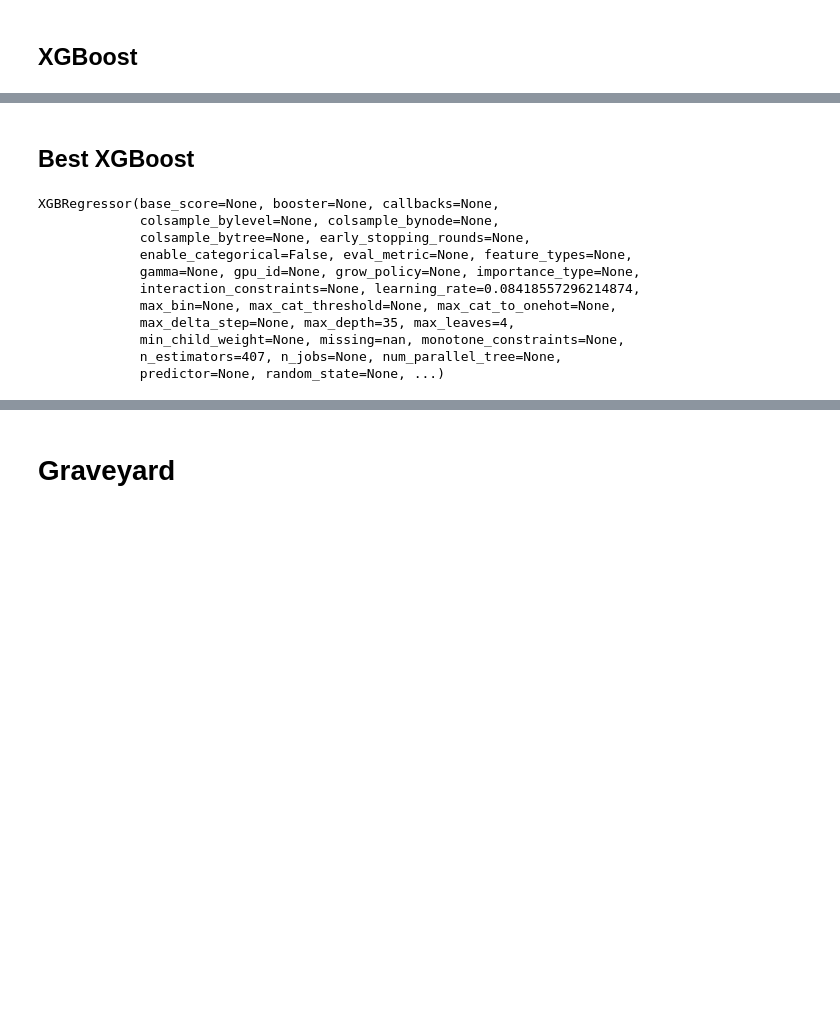
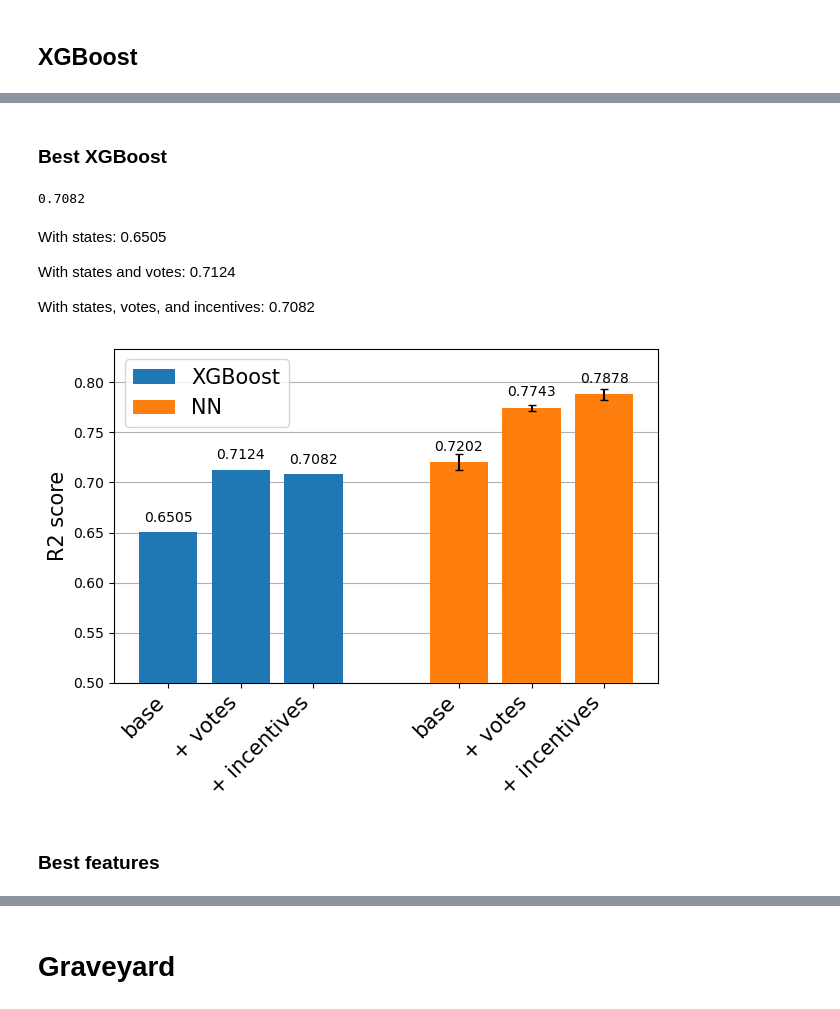
Before and after one commit to montanel/1.C51-Project, a Jupyter notebook: Luca/models_comparison_full_search.ipynb, the cells around one changed output, grey strips where cells are left out. Cells and saved outputs as stored; diff of their text form; code cells hidden in the pictures; blank space fills up the shorter version.

```diff
--- a/Luca/models_comparison_full_search.ipynb
+++ b/Luca/models_comparison_full_search.ipynb
@@ -147,7 +43,14 @@ xg_space = [
     Categorical([0, 5, 10, 15, 20, 25, 30, 35, 40], name='max_depth'),
 ]
 
-rskf = RepeatedStratifiedKFold(n_splits=5, n_repeats=10)
+rskf = RepeatedStratifiedKFold(n_splits=5, n_repeats=5)
+all_scores = []
+
+def cv_one(model, X, y, train_idx, test_idx):
+    model.fit(X[train_idx], y[train_idx])
+    y_pred = model.predict(X[test_idx])
+    y_pred[np.isnan(y_pred)] = 1e20
+    return r2_score(y[test_idx], y_pred)
 
 def objective_xg(x):
     xc = x.copy()
@@ -155,6 +58,8 @@ def objective_xg(x):
     params = {v: xv for v, xv in zip([v.name for v in xg_space], xc)}
     model = XGBRegressor(**params)
     scores = Parallel(n_jobs=8)(delayed(cv_one)(model, X_train, y_train, train, test) for train, test in rskf.split(X_train, y_train!=0))
+    all_scores.append(scores)
+    np.save(f"all_scores_{suffix}.npy", all_scores)
 
     return -np.nanmean(scores)
 
@@ -166,4 +71,4 @@ n_calls = 100
 timer = IterTimer(n_calls)
 
 timer.start_iter()
-xg_opt = gp_minimize(objective_xg, xg_space, n_calls=n_calls, callback=[timer_callback, CheckpointSaver(f"opt_results_XG.pkl")], acq_func='LCB', n_jobs=8, n_initial_points=20)
+xg_opt = gp_minimize(objective_xg, xg_space, n_calls=n_calls, callback=[timer_callback, CheckpointSaver(f"opt_results_XG_{suffix}.pkl")], acq_func='LCB', n_jobs=8, n_initial_points=20)
@@ -194,0 +107,8 @@ plt.show()
+# %%
+raw_data = pd.read_csv("../data/solar_panels_dataset_with_states_votes_incentives.csv", index_col=0)
+suffix = "states_votes_incentives"
+
+features = set(raw_data.columns) - {'state', 'cumulative num of residential PVs by 2016', 'number of buildings'}
+
+X = raw_data[features].to_numpy()
+y = (raw_data['cumulative num of residential PVs by 2016']/raw_data['number of buildings']).to_numpy().reshape(-1,1)
@@ -195,22 +165,42 @@ plt.show()
 # %% [markdown]
-## Best XGBoost
+### Best XGBoost
 # %%
-xg_opt = load("opt_results_XG.pkl")
+xg_opt = load(f"opt_results_XG_{suffix}.pkl")
 best_x = xg_opt.x_iters[xg_opt.func_vals.argmin()]
 best_params = {v: xv for v, xv in zip([v.name for v in xg_space], best_x)}
 model = XGBRegressor(**best_params)
 model.fit(X_train, y_train)
+print(f"{model.score(X_test, y_test):.4f}")
 # %% [output]
-XGBRegressor(base_score=None, booster=None, callbacks=None,
-             colsample_bylevel=None, colsample_bynode=None,
-             colsample_bytree=None, early_stopping_rounds=None,
-             enable_categorical=False, eval_metric=None, feature_types=None,
-             gamma=None, gpu_id=None, grow_policy=None, importance_type=None,
-             interaction_constraints=None, learning_rate=0.08418557296214874,
-             max_bin=None, max_cat_threshold=None, max_cat_to_onehot=None,
-             max_delta_step=None, max_depth=35, max_leaves=4,
-             min_child_weight=None, missing=nan, monotone_constraints=None,
-             n_estimators=407, n_jobs=None, num_parallel_tree=None,
-             predictor=None, random_state=None, ...)
+0.7082
+# %% [markdown]
+With states: 0.6505
+
+With states and votes: 0.7124
+
+With states, votes, and incentives: 0.7082
+# %%
+fig, ax = plt.subplots()
+
+ax.bar([0, 1, 2], [0.6505, 0.7124, 0.7082], label="XGBoost", zorder=10)
+ax.bar([4, 5, 6], [0.7202, 0.7743, 0.7878], yerr=[0.0080, 0.0033, 0.0057], label="NN", zorder=10, capsize=3)
+
+for p, s in zip([0, 1, 2, 4, 5, 6], [0.6505, 0.7124, 0.7082, 0.7202, 0.7743, 0.7878]):
+    ax.text(p, 1.015*s, s, ha='center')
+
+ax.set_ylim(0.5)
+ax.legend(fontsize=15)
+ax.yaxis.grid(True)
+
+ax.set_xticks([0, 1, 2, 4, 5, 6])
+ax.set_xticklabels(["base", "+ votes", "+ incentives", "base", "+ votes", "+ incentives"], rotation=45, ha='right', fontsize=15)
+ax.set_ylabel("R2 score", fontsize=15)
+
+fig.tight_layout()
+# fig.savefig("../images/best_models_barplot.png", dpi=150)
+# %% [output]
+[figure, added]
+# %% [markdown]
+### Best features
 # %%
 features_plot = features
```
Also changed, not shown: parts of 85 cells of this notebook, 47 other files.
